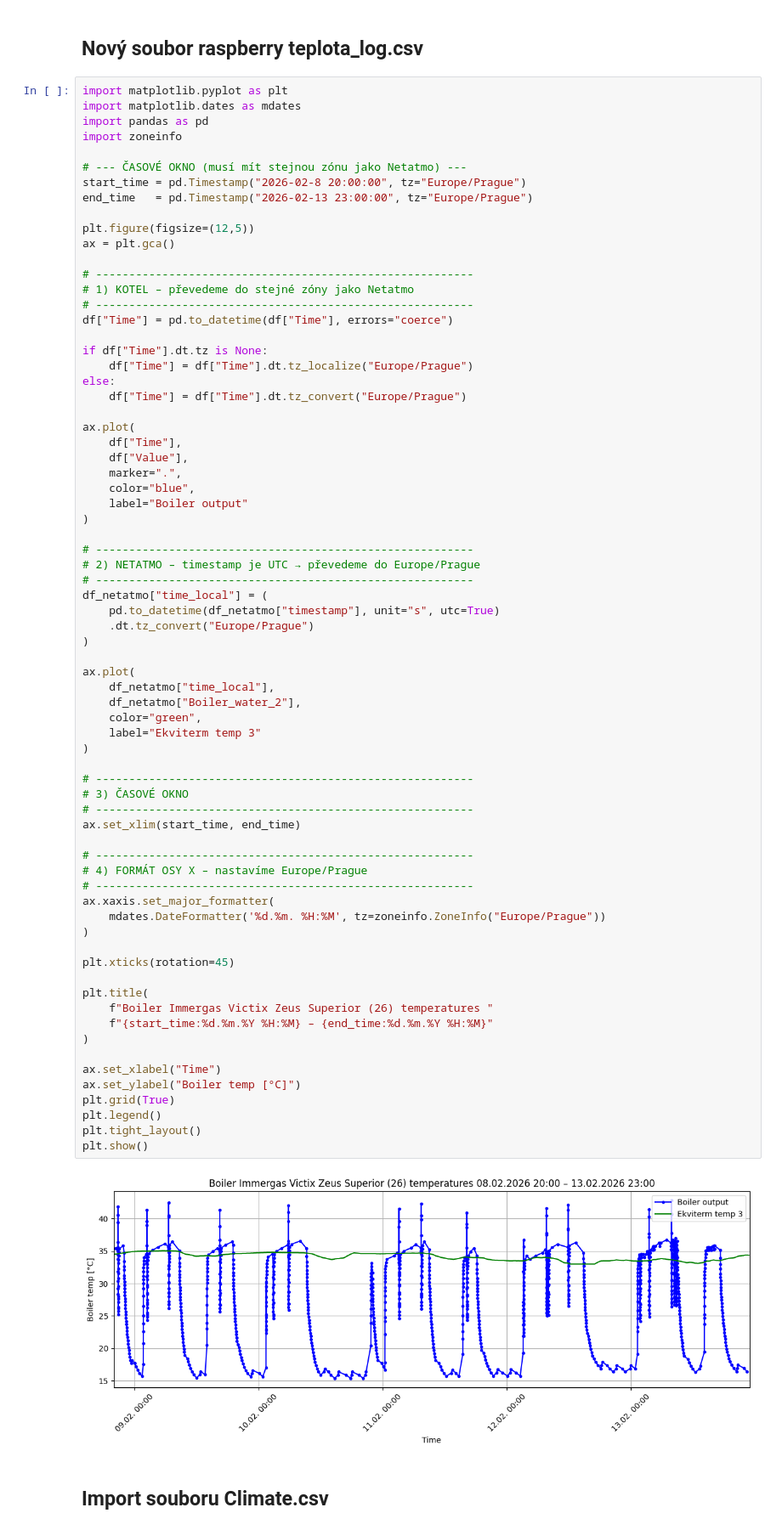
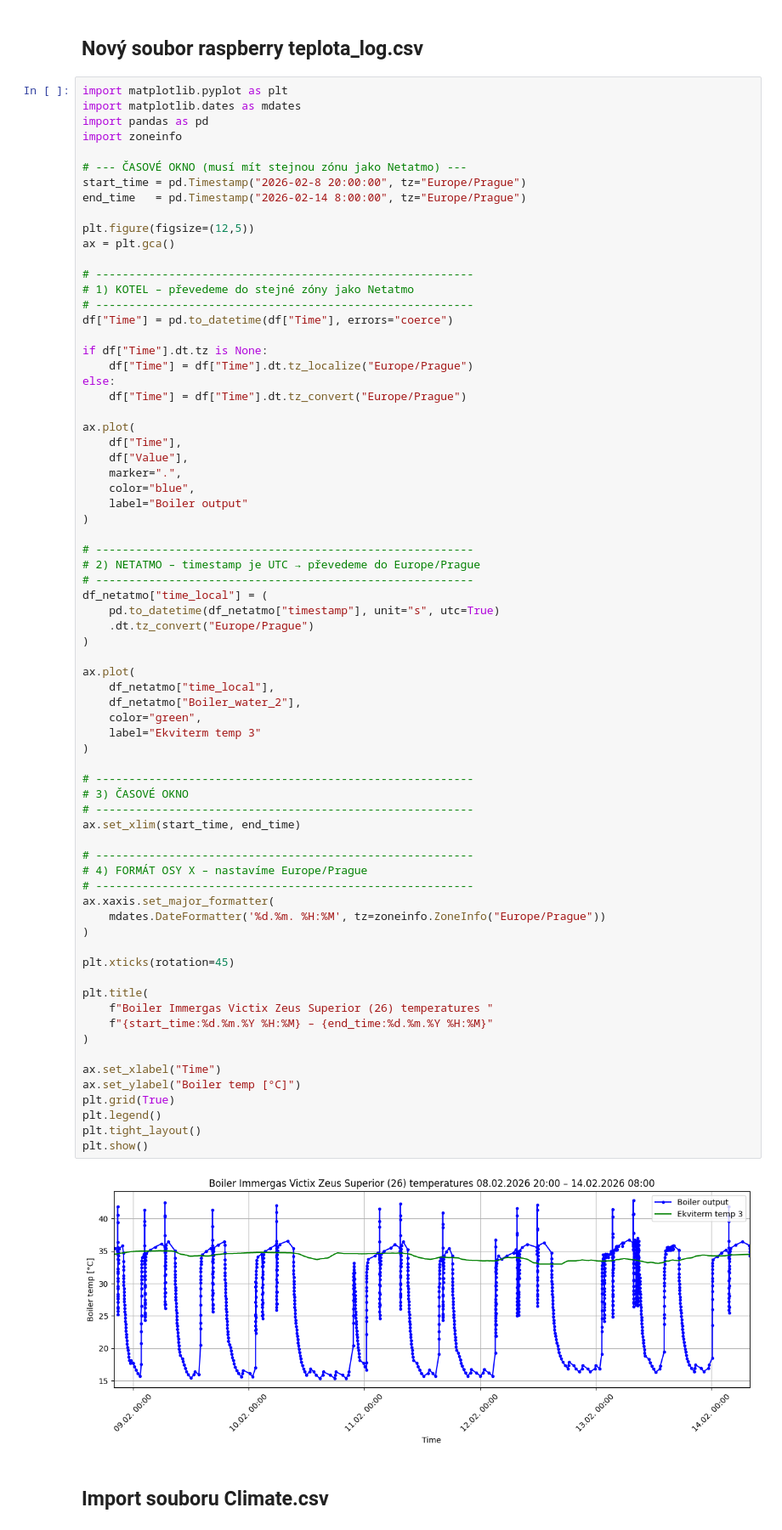
Before and after one commit to MarekCoderslab/Teploty_kotle, a Jupyter notebook: Teplota_kotle.ipynb, the cells around one changed output. Shown at 85% size. Drawn from its saved outputs; the diff is of its cells as text.

```diff
--- a/Teplota_kotle.ipynb
+++ b/Teplota_kotle.ipynb
@@ -308,7 +291,7 @@ import zoneinfo
 
 # --- ČASOVÉ OKNO (musí mít stejnou zónu jako Netatmo) ---
 start_time = pd.Timestamp("2026-02-8 20:00:00", tz="Europe/Prague")
-end_time   = pd.Timestamp("2026-02-13 23:00:00", tz="Europe/Prague")
+end_time   = pd.Timestamp("2026-02-14 8:00:00", tz="Europe/Prague")
 
 plt.figure(figsize=(12,5))
 ax = plt.gca()
@@ -345,34 +328,34 @@ ax.plot(
     color="green",
     label="Ekviterm temp 3"
 )
 
 # ---------------------------------------------------------
 # 3) ČASOVÉ OKNO
 # ---------------------------------------------------------
 ax.set_xlim(start_time, end_time)
 
 # ---------------------------------------------------------
 # 4) FORMÁT OSY X – nastavíme Europe/Prague
 # ---------------------------------------------------------
 ax.xaxis.set_major_formatter(
     mdates.DateFormatter('%d.%m. %H:%M', tz=zoneinfo.ZoneInfo("Europe/Prague"))
 )
 
 plt.xticks(rotation=45)
 
 plt.title(
     f"Boiler Immergas Victix Zeus Superior (26) temperatures "
     f"{start_time:%d.%m.%Y %H:%M} – {end_time:%d.%m.%Y %H:%M}"
 )
 
 ax.set_xlabel("Time")
 ax.set_ylabel("Boiler temp [°C]")
 plt.grid(True)
 plt.legend()
 plt.tight_layout()
 plt.show()
 # %% [output]
-[figure, old version]
+[figure, new version]
 # %% [markdown]
 ## Import souboru Climate.csv
 # %%
```
Also changed, not shown: parts of 11 cells of this notebook, 4 other files.
